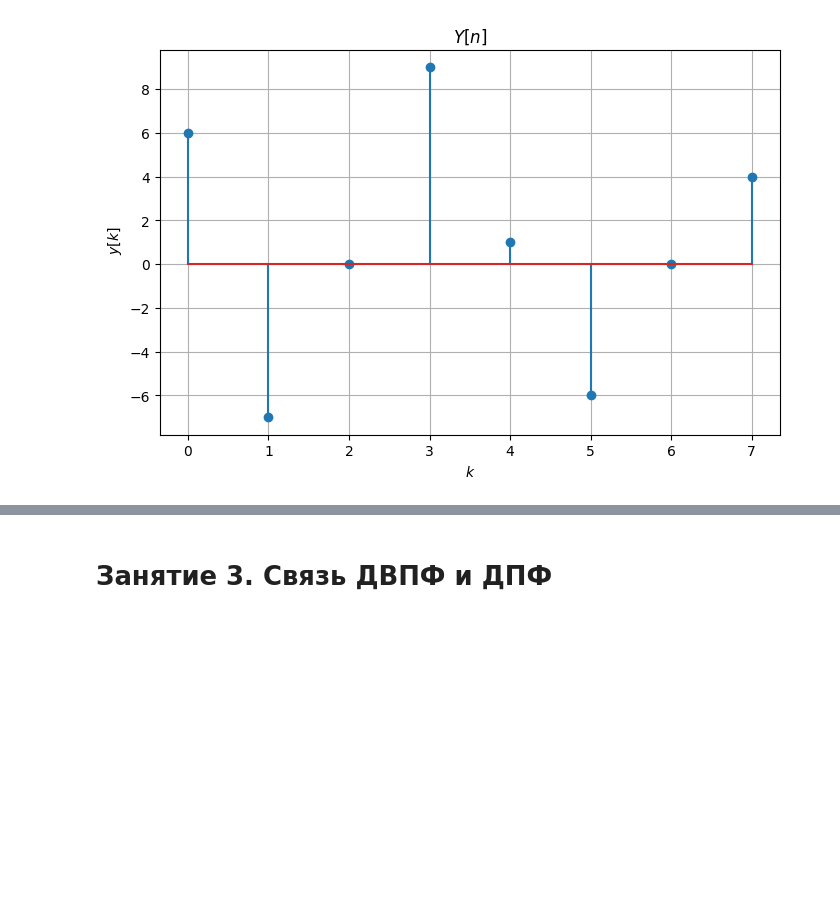
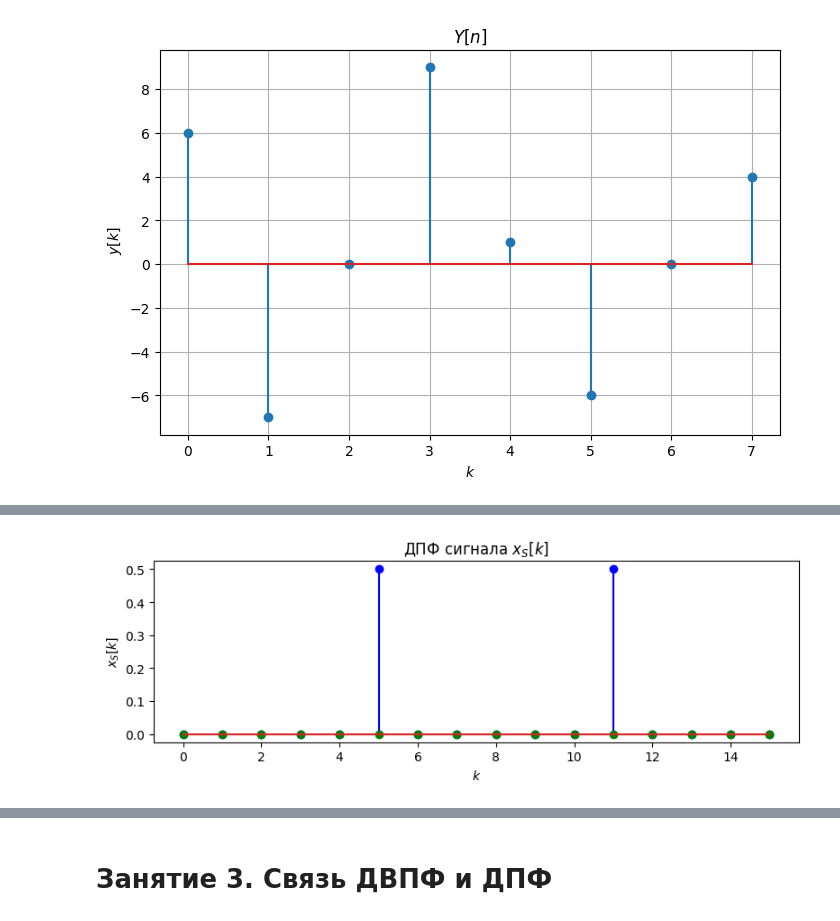
Before and after one commit to oncominglane/radiophysics, a Jupyter notebook: lab2/Lab2.ipynb, the cells around one changed output, grey strips where cells are left out. Drawn from its saved outputs; the diff is of its cells as text; code cells hidden in the pictures; blank space fills up the shorter version.

```diff
--- a/lab2/Lab2.ipynb
+++ b/lab2/Lab2.ipynb
@@ -373,0 +390,12 @@ plt.grid()
+# %%
+y = np.fft.ifft(y)
+y = np.real(y)
+plt.figure(figsize=[8, 3])
+plt.stem(k, y.real, "b", label = "Re $y[k]$")
+plt.stem(k, y.imag, "g", label = "Im $y[k]$")
+plt.title('ДПФ сигнала $x_S[k]$')
+plt.xlabel('$k$')
+plt.ylabel('$x_S[k]$')
+plt.tight_layout()
+# %% [output]
+[figure, added]
```
Also changed, not shown: parts of 3 cells of this notebook.
